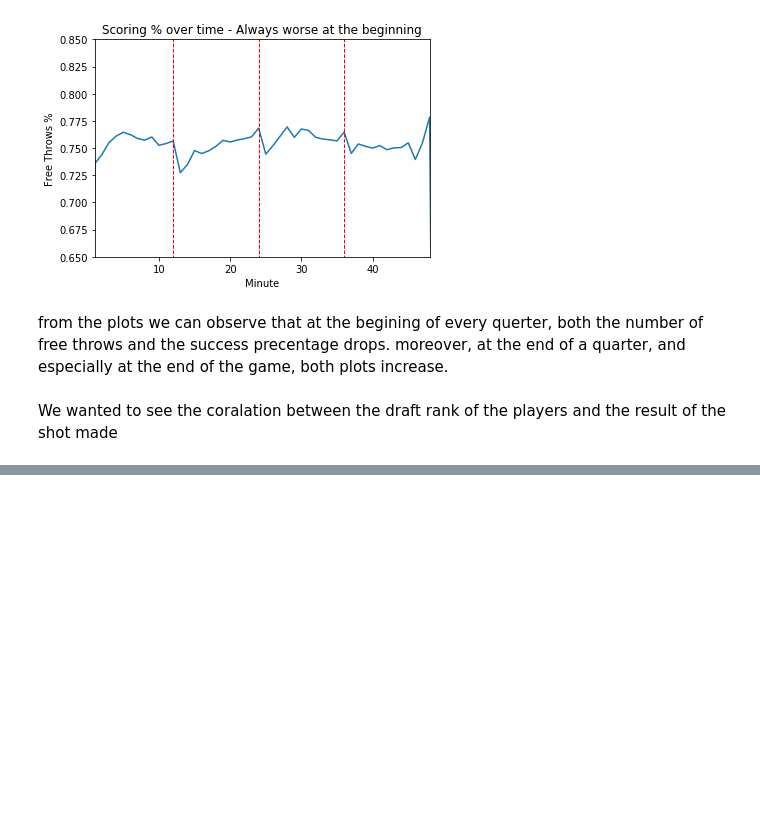
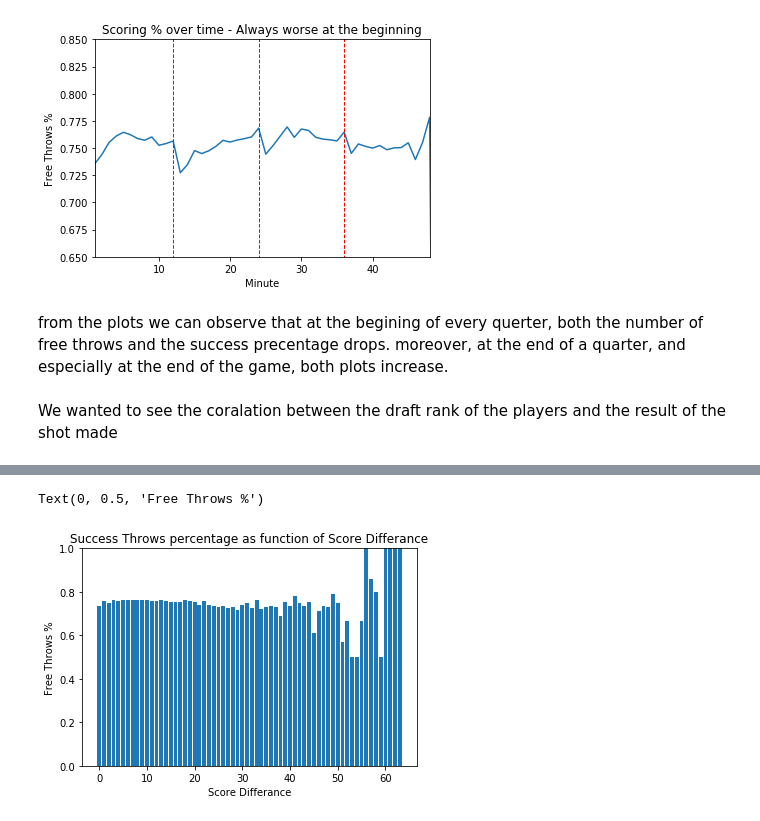
Before and after one commit to guyazov/DS_Workshop, a Jupyter notebook: Project.ipynb, the cells around one changed output, grey strips where cells are left out. Saved outputs shown, nothing was run; the diff lists cells and outputs as text; code cells hidden in the pictures; blank space fills up the shorter version.

```diff
--- a/Project.ipynb
+++ b/Project.ipynb
@@ -281,0 +268,7 @@ Text(0, 0.5, 'Free Throws %')
+# %%
+free_throws_db['scores'] = free_throws_db.score.replace(' - ', '-').apply(lambda x: x.split('-'))
+free_throws_db['scoreDif'] = free_throws_db.scores.apply(lambda x: abs(int(x[1])-int(x[0])))
+# free_throws_db['sec'] = free_throws_db.time.apply(lambda x: int(x[len(x)-2:]))
+# free_throws_db['abs_min'] = 12 - free_throws_db['minute']+12*(free_throws_db.period -1)
+# free_throws_db['abs_time'] = 60*(free_throws_db.abs_min-1) + 60 - free_throws_db['sec']
+print(free_throws_db['scoreDif'])
@@ -281,0 +288,25 @@ Text(0, 0.5, 'Free Throws %')
+# %%
+difs = range(int(np.max(free_throws_db['scoreDif']))+1)
+success_precentage_by_scoreDif = []
+
+def throws_per_dif(free_throws_db,dif):
+    total = len(free_throws_db[free_throws_db.scoreDif == dif])
+    if total == 0:
+        precentage = 0.0
+    else:
+        made = len(free_throws_db[(free_throws_db.scoreDif == dif) & (free_throws_db.shot_made == 1)])
+        precentage = made/total
+    success_precentage_by_scoreDif.append(precentage)
+
+for dif in difs:
+    throws_per_dif(free_throws_db,dif)
+# %%
+# Success throws precentage over time
+plt.bar(list(difs),success_precentage_by_scoreDif)
+plt.title('Success Throws percentage as function of Score Differance')
+plt.ylim([0,1])
+plt.xlabel('Score Differance')
+plt.ylabel('Free Throws %')
+# %% [output]
+Text(0, 0.5, 'Free Throws %')
+[figure, added]
```
Also changed, not shown: parts of 12 cells of this notebook.
